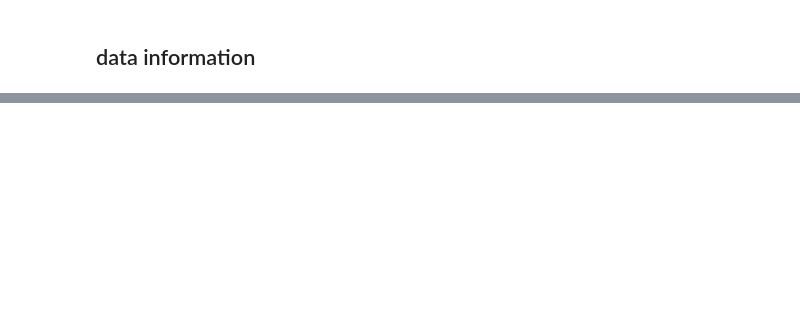
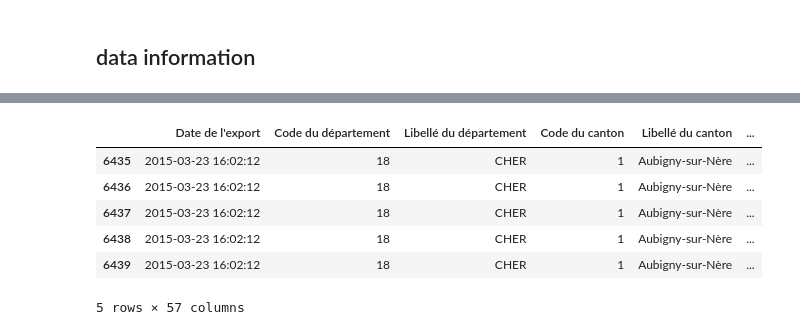
Before and after one commit to Anatharr/elections, a Jupyter notebook: EstiLection.ipynb, the cells around one changed output, grey strips where cells are left out. Saved outputs shown, nothing was run; the diff lists cells and outputs as text; code cells hidden in the pictures; blank space fills up the shorter version.

```diff
--- a/EstiLection.ipynb
+++ b/EstiLection.ipynb
@@ -20,0 +117,10 @@ data.describe()
+# %%
+cher_data.head()
+# %% [output]
+|  | Date de l'export | Code du département | Libellé du département | Code du canton | Libellé du canton | ... |
+| 6435 | 2015-03-23 16:02:12 | 18 | CHER | 1 | Aubigny-sur-Nère | ... |
+| 6436 | 2015-03-23 16:02:12 | 18 | CHER | 1 | Aubigny-sur-Nère | ... |
+| 6437 | 2015-03-23 16:02:12 | 18 | CHER | 1 | Aubigny-sur-Nère | ... |
+| 6438 | 2015-03-23 16:02:12 | 18 | CHER | 1 | Aubigny-sur-Nère | ... |
+| 6439 | 2015-03-23 16:02:12 | 18 | CHER | 1 | Aubigny-sur-Nère | ... |
+5 rows × 57 columns
```
Also changed, not shown: parts of 13 cells of this notebook, 2 other files.
